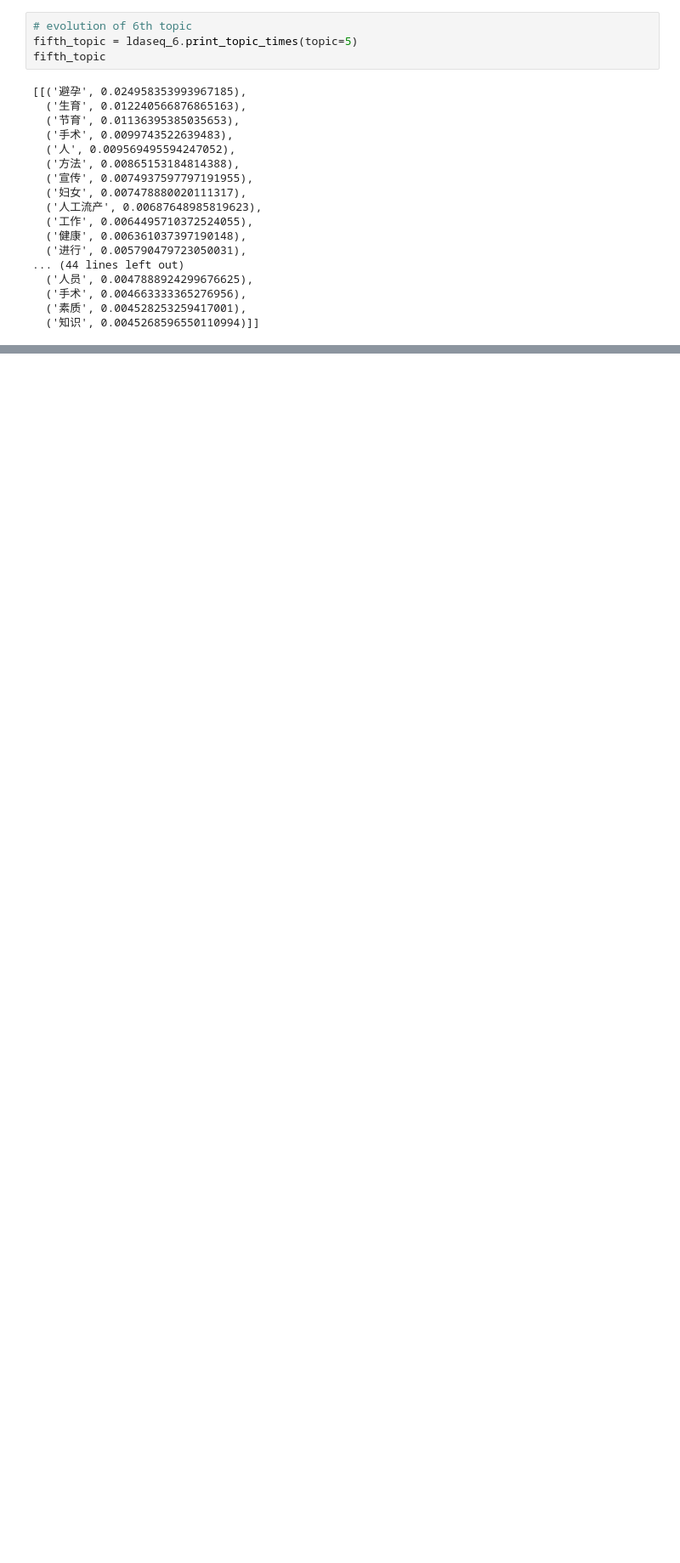
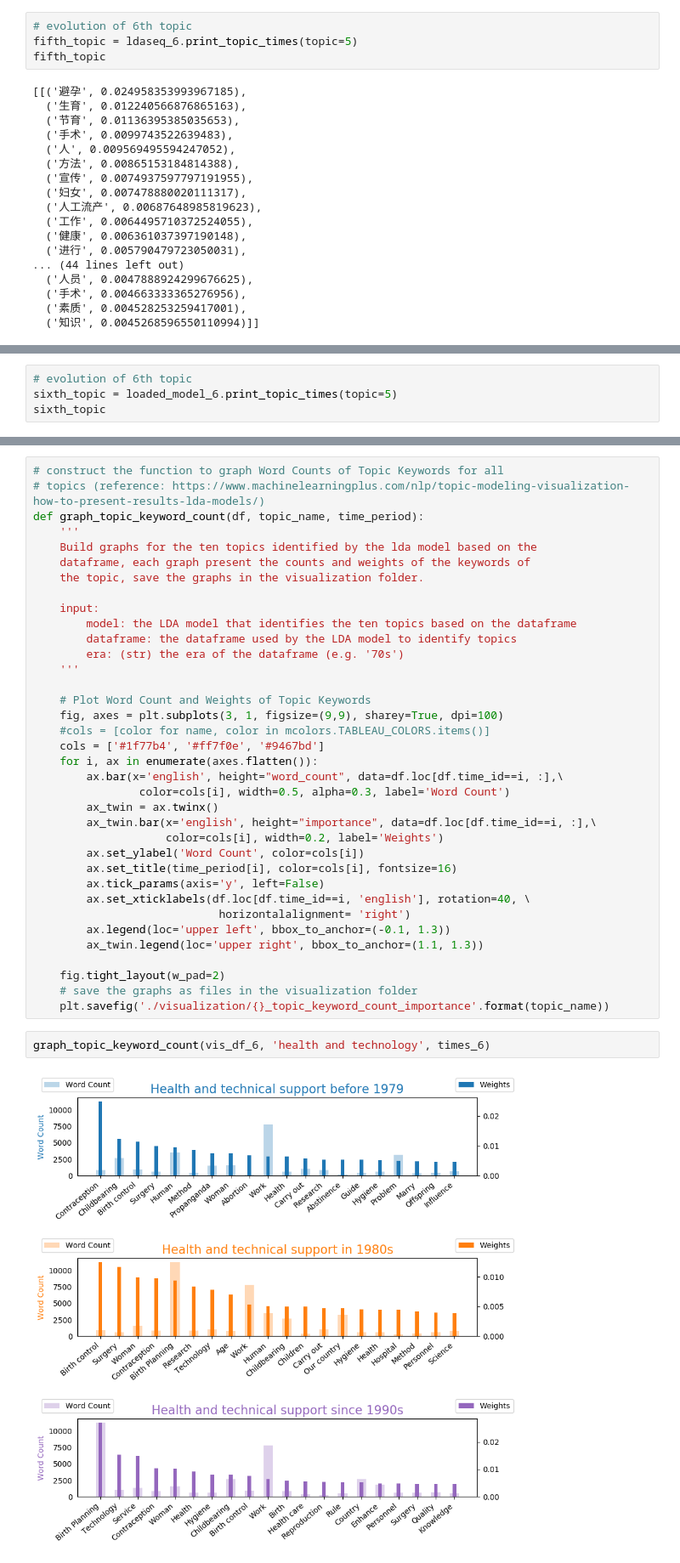
Before and after one commit to css-research-sp19/fp-di-Tong, a Jupyter notebook: data/DTM.ipynb, the cells around one changed output, grey strips where cells are left out. Shown at 85% size. Drawn from its saved outputs; the diff is of its cells as text; blank space fills up the shorter version.

```diff
--- a/data/DTM.ipynb
+++ b/data/DTM.ipynb
@@ -911,0 +1039,4 @@ fifth_topic
+# %%
+# evolution of 6th topic
+sixth_topic = loaded_model_6.print_topic_times(topic=5)
+sixth_topic
@@ -911,0 +1077,40 @@ fifth_topic
+# %%
+# construct the function to graph Word Counts of Topic Keywords for all
+# topics (reference: https://www.machinelearningplus.com/nlp/topic-modeling-visualization-how-to-present-results-lda-models/)
+def graph_topic_keyword_count(df, topic_name, time_period):
+    '''
+    Build graphs for the ten topics identified by the lda model based on the
+    dataframe, each graph present the counts and weights of the keywords of
+    the topic, save the graphs in the visualization folder.
+
+    input:
+        model: the LDA model that identifies the ten topics based on the dataframe
+        dataframe: the dataframe used by the LDA model to identify topics
+        era: (str) the era of the dataframe (e.g. '70s')
+    '''
+
+    # Plot Word Count and Weights of Topic Keywords
+    fig, axes = plt.subplots(3, 1, figsize=(9,9), sharey=True, dpi=100)
+    #cols = [color for name, color in mcolors.TABLEAU_COLORS.items()]
+    cols = ['#1f77b4', '#ff7f0e', '#9467bd']
+    for i, ax in enumerate(axes.flatten()):
+        ax.bar(x='english', height="word_count", data=df.loc[df.time_id==i, :],\
+                color=cols[i], width=0.5, alpha=0.3, label='Word Count')
+        ax_twin = ax.twinx()
+        ax_twin.bar(x='english', height="importance", data=df.loc[df.time_id==i, :],\
+                    color=cols[i], width=0.2, label='Weights')
+        ax.set_ylabel('Word Count', color=cols[i])
+        ax.set_title(time_period[i], color=cols[i], fontsize=16)
+        ax.tick_params(axis='y', left=False)
+        ax.set_xticklabels(df.loc[df.time_id==i, 'english'], rotation=40, \
+                            horizontalalignment= 'right')
+        ax.legend(loc='upper left', bbox_to_anchor=(-0.1, 1.3))
+        ax_twin.legend(loc='upper right', bbox_to_anchor=(1.1, 1.3))
+
+    fig.tight_layout(w_pad=2)
+    # save the graphs as files in the visualization folder
+    plt.savefig('./visualization/{}_topic_keyword_count_importance'.format(topic_name))
+# %%
+graph_topic_keyword_count(vis_df_6, 'health and technology', times_6)
+# %% [output]
+[figure, added]
```
Also changed, not shown: parts of 30 cells of this notebook, 1 other file.
